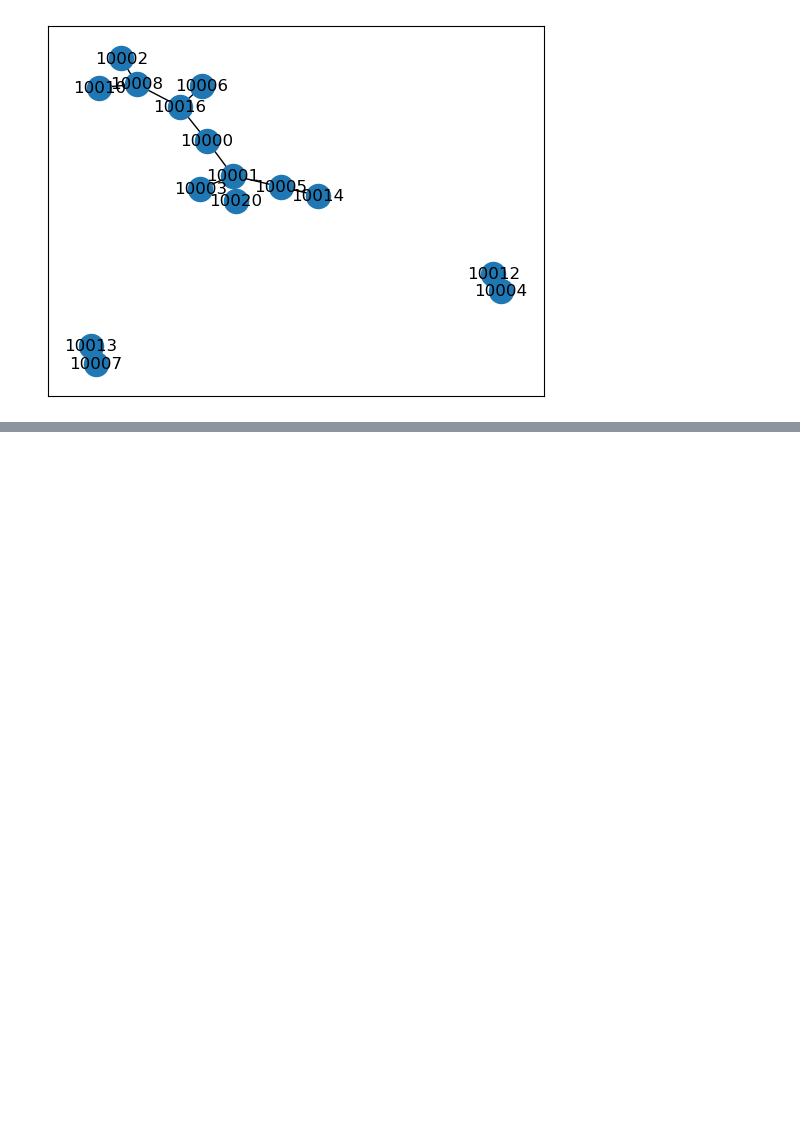
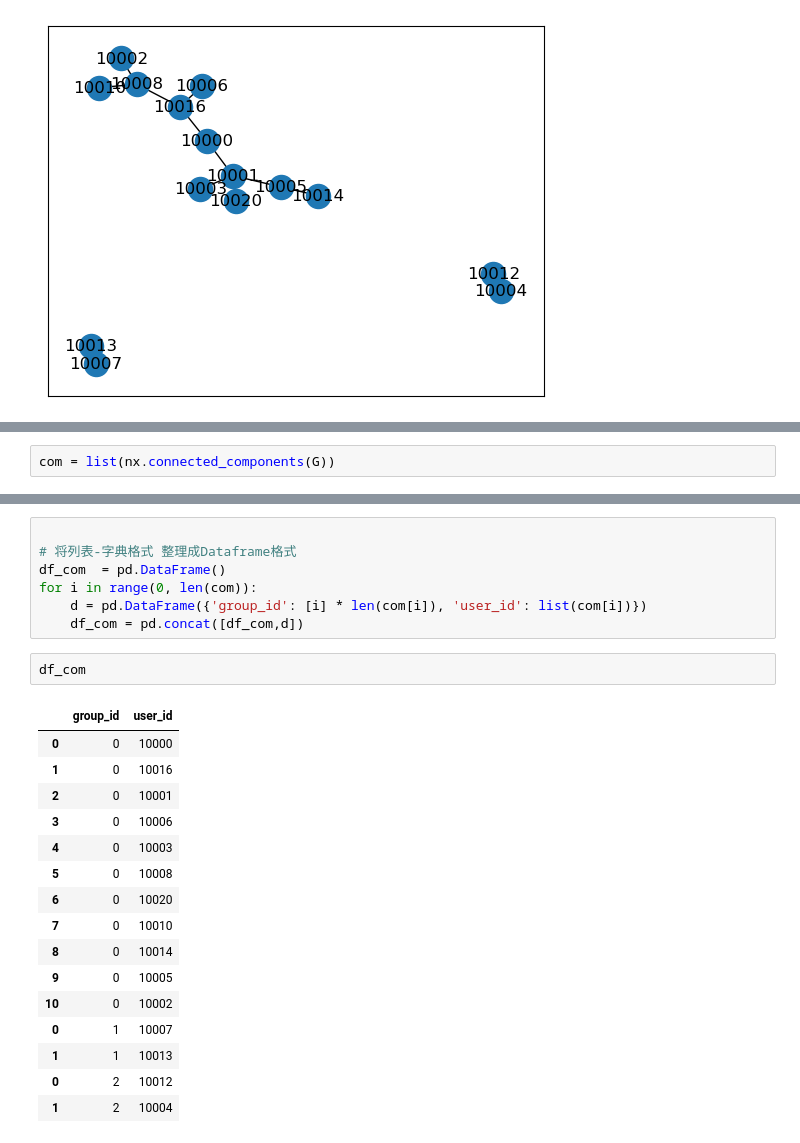
Before and after one commit to dearzhu/Risk_control, a Jupyter notebook: goutu/A_无需构图.ipynb, the cells around one changed output, grey strips where cells are left out. Cells and saved outputs as stored; diff of their text form; blank space fills up the shorter version.

```diff
--- a/goutu/A_无需构图.ipynb
+++ b/goutu/A_无需构图.ipynb
@@ -67,0 +109,2 @@ nx.draw_networkx(G)
+# %%
+com = list(nx.connected_components(G))
@@ -67,0 +116,26 @@ nx.draw_networkx(G)
+# %%
+
+# 将列表-字典格式 整理成Dataframe格式
+df_com  = pd.DataFrame()
+for i in range(0, len(com)):
+    d = pd.DataFrame({'group_id': [i] * len(com[i]), 'user_id': list(com[i])})
+    df_com = pd.concat([df_com,d])
+# %%
+df_com
+# %% [output]
+|  | group_id | user_id |
+| 0 | 0 | 10000 |
+| 1 | 0 | 10016 |
+| 2 | 0 | 10001 |
+| 3 | 0 | 10006 |
+| 4 | 0 | 10003 |
+| 5 | 0 | 10008 |
+| 6 | 0 | 10020 |
+| 7 | 0 | 10010 |
+| 8 | 0 | 10014 |
+| 9 | 0 | 10005 |
+| 10 | 0 | 10002 |
+| 0 | 1 | 10007 |
+| 1 | 1 | 10013 |
+| 0 | 2 | 10012 |
+| 1 | 2 | 10004 |
```
Also changed, not shown: parts of 4 cells of this notebook, 5 other files.
